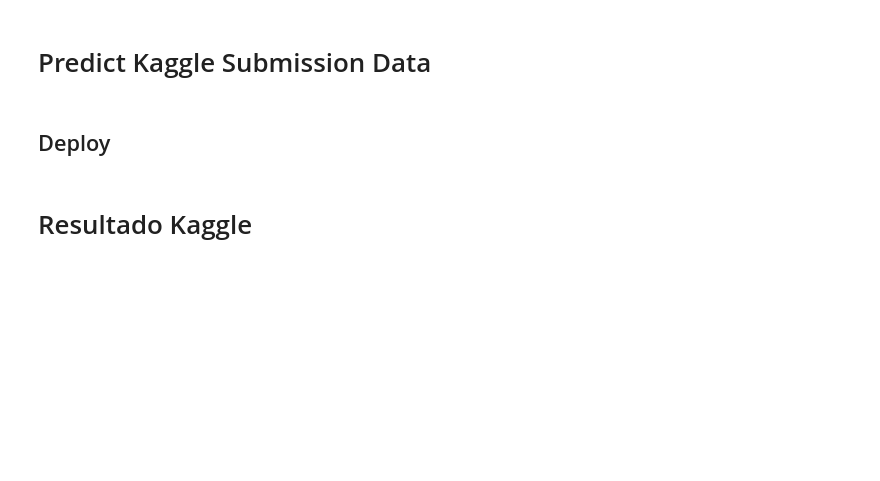
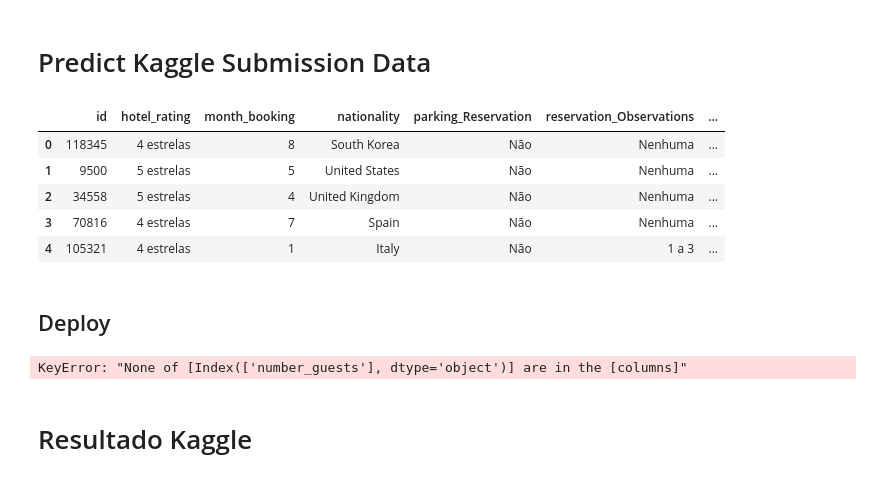
Before and after one commit to HallanMiranda/Rede-Hoteleira-Europeia, a Jupyter notebook: Versoes/hack-day_V3_2.ipynb, the cells around one changed output. Drawn from its saved outputs; the diff is of its cells as text; code cells hidden in the pictures; blank space fills up the shorter version.

```diff
--- a/Versoes/hack-day_V3_2.ipynb
+++ b/Versoes/hack-day_V3_2.ipynb
@@ -259,10 +253,31 @@ df_test = pd.read_csv('../hachday_hotel-chain/dataset/test.csv', low_memory=Fals
 listID = df_test['id']
 # %%
 dft = df_test.copy()
+# %%
+# Rename
+dft = dft.rename(columns={'id':'id','Classificação do hotel': 'hotel_rating', 'Meses da reserva até o check-in': 'month_booking',
+                        'Número de pernoites reservadas': 'number_stays_booking', 'Número de hospedes': 'number_guests',
+                        'Regime de alimentação': 'meal_regime', 'Nacionalidade': 'nationality', 'Forma de Reserva': 'reservation_Form',
+                        'Já se hospedou anterioremente': 'previously_hosted', 'Tipo do quarto reservado': 'type_booked_room',
+                        'Reserva feita por agência de turismo': 'tourism_agency_booking', 'Reserva feita por empresa': 'company_booking',
+                        'Reserva com Estacionamento': 'parking_Reservation', 'Reserva com Observações': 'reservation_Observations', 'Reserva Cancelada': 'booking_canceled'})
+# %%
+dft= dft.loc[:, ['id','hotel_rating','month_booking','nationality','parking_Reservation', 'reservation_Observations', 'number_stays_booking', 'reservation_Form']]
+# %%
+dft.head()
+# %% [output]
+|  | id | hotel_rating | month_booking | nationality | parking_Reservation | reservation_Observations | ... |
+| 0 | 118345 | 4 estrelas | 8 | South Korea | Não | Nenhuma | ... |
+| 1 | 9500 | 5 estrelas | 5 | United States | Não | Nenhuma | ... |
+| 2 | 34558 | 5 estrelas | 4 | United Kingdom | Não | Nenhuma | ... |
+| 3 | 70816 | 4 estrelas | 7 | Spain | Não | Nenhuma | ... |
+| 4 | 105321 | 4 estrelas | 1 | Italy | Não | 1 a 3 | ... |
 # %% [markdown]
 ## Deploy
 # %%
-transfomation_test(model =  xgb_model, dft = dft, listID= listID, name = 'submission_v3')
+transfomation_test( model = xgb_model, dft = dft, listID= listID, name = 'submission_v2' )
+# %% [output]
+KeyError: "None of [Index(['number_guests'], dtype='object')] are in the [columns]"
 # %% [markdown]
 # Resultado Kaggle
 # %%
```
Also changed, not shown: parts of 7 cells of this notebook, 3 other files.
